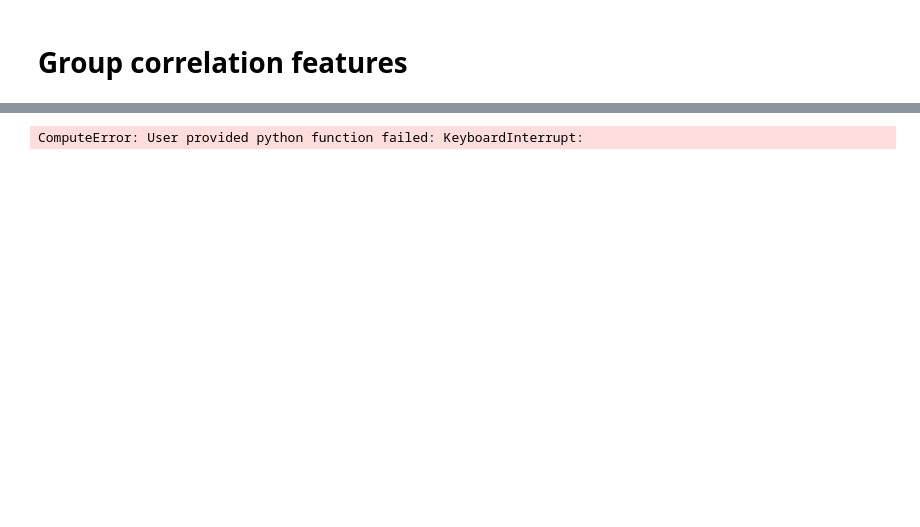
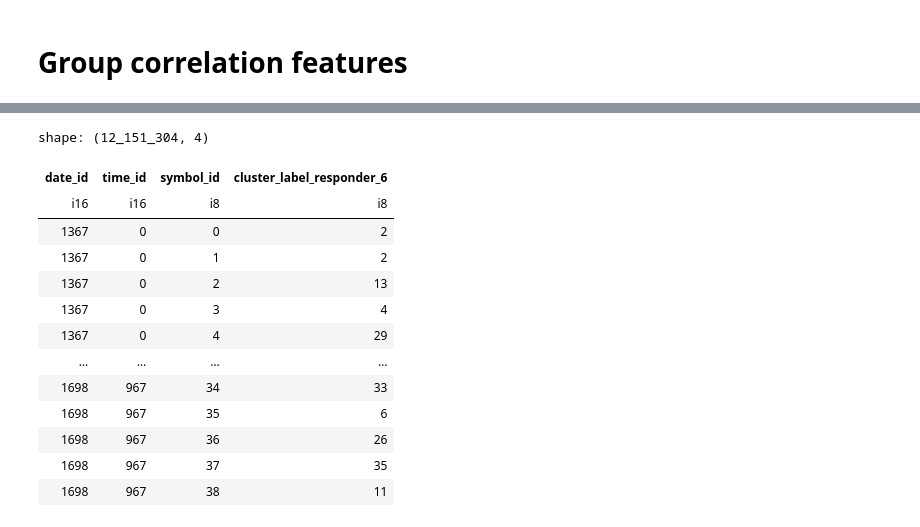
Before and after one commit to lorecampa/jane_street_forecasting, a Jupyter notebook: nbs/tree/features.ipynb, the cells around one changed output, grey strips where cells are left out. Drawn from its saved outputs; the diff is of its cells as text; code cells hidden in the pictures; blank space fills up the shorter version.

```diff
--- a/nbs/tree/features.ipynb
+++ b/nbs/tree/features.ipynb
@@ -231,0 +273,7 @@ shape: (1, 3)
+# %%
+df = complete_ds.join(final.lazy(), on=['date_id', 'time_id', 'symbol_id'], how='left')\
+    .with_columns(
+        pl.col(f'feature_{j:02d}').sub(f'feature_{j:02d}_{responder}_mean').truediv(f'feature_{j:02d}_{responder}_std').name.suffix(f'_{responder}_zscore') for j in ZSCORE_FEATURES
+    ).drop([f'feature_{j:02d}_{responder}_std' for j in ZSCORE_FEATURES if j not in STD_FEATURES] + \
+        [f'feature_{j:02d}_{responder}_mean' for j in ZSCORE_FEATURES if j not in MEAN_FEATURES]
+    )
@@ -240,9 +307,20 @@ n_days
+# %%
+data_args = {'include_time_id': True}
+config = DataConfig(**data_args)
+loader = DataLoader(data_dir=DATA_DIR, config=config)
+start_dt, end_dt = PARTITIONS_DATE_INFO[8]['min_date'], PARTITIONS_DATE_INFO[9]['max_date']
+
+complete_ds = loader.load(start_dt=start_dt, end_dt=end_dt)
+features = loader.features
+start_val_date = PARTITIONS_DATE_INFO[9]['min_date']
+
+model = LGBMRegressor(**params)
 # %%
 from scipy.cluster.hierarchy import dendrogram, linkage, fcluster
 
 from prj.utils import wrapper_pbar
 
-def _test(df: pl.DataFrame, period, responders, schema) -> pl.DataFrame:
+def _fn(df: pl.DataFrame, period, responders, schema) -> pl.DataFrame:
     min_date = df['date_id'].min()
     max_date = df['date_id'].max()
 
@@ -254,45 +332,71 @@ def _test(df: pl.DataFrame, period, responders, schema) -> pl.DataFrame:
         .pivot(index=['date_id', 'time_id'], values=responders, separator='_', on='symbol_id')\
         .fill_nan(None)\
         .fill_null(strategy='zero')
+
     res = df.select('date_id', 'time_id', 'symbol_id').filter(pl.col('date_id') == max_date)
 
+    def auto_select_t(linked):
+        """Automatically select t using the Elbow Method"""
+        distances = linked[:, 2]  # Extract the distances from the linkage matrix
+        diff = np.diff(distances[::-1])  # Reverse distances and compute the derivative
+        elbow_index = np.argmax(diff) + 1  # Find the largest jump in distances
+        return distances[::-1][elbow_index]
+
+
+
     for responder in responders:
-        cols = [col for col in pivot.columns if responder in col]
-        stocks = [int(col.split('_')[-1]) for col in cols]
+        cols = [col for col in pivot.columns if col not in ['date_id', 'time_id']]
+        stocks = [int(col) for col in cols]
 
         df_corr_responder = pivot.select(cols).corr()
         linked = linkage(df_corr_responder, method='ward')
-        cluster_labels = fcluster(linked, t=2.5, criterion='distance')
+        t = auto_select_t(linked)
+        # print(f'Max date: {max_date}, responder: {responder}, t: {t}')
+        cluster_labels = fcluster(linked, t=t, criterion='distance')
 
         res = res.with_columns(
             pl.col('symbol_id').replace_strict(old=stocks, new=cluster_labels, default=-1, return_dtype=pl.Int8).alias(f'cluster_label_{responder}')
         )
 
     return res.cast(schema)
 
 
-responders = [f'responder_{i}' for i in range(1, 9)]
+# responders = [f'responder_{i}' for i in range(1, 9)]
+responders = ['responder_6']
 schema = {'date_id': pl.Int16, 'time_id': pl.Int16, 'symbol_id': pl.Int8}
 for responder in responders:
     schema[f'cluster_label_{responder}'] = pl.Int8
 
 period=7
 
 n_days = complete_ds.select('date_id').collect().n_unique()
 with tqdm(total=int(n_days)) as pbar:
     clusters = complete_ds.select('date_id', 'time_id', 'symbol_id', *responders).sort('date_id').group_by_dynamic(
         pl.col('date_id').cast(pl.Int64),
         period=f'{period}i',
         every='1i',
         closed='both',
     ).map_groups(
         wrapper_pbar(
             pbar,
-            lambda df: _test(df, period=period, responders=responders, schema=schema),
+            lambda df: _fn(df, period=period, responders=responders, schema=schema),
         ),
         schema=schema
     ).collect()
 
 clusters
 # %% [output]
-ComputeError: User provided python function failed: KeyboardInterrupt:
+shape: (12_151_304, 4)
+| date_id | time_id | symbol_id | cluster_label_responder_6 |
+| i16 | i16 | i8 | i8 |
+| 1367 | 0 | 0 | 2 |
+| 1367 | 0 | 1 | 2 |
+| 1367 | 0 | 2 | 13 |
+| 1367 | 0 | 3 | 4 |
+| 1367 | 0 | 4 | 29 |
+| … | … | … | … |
+| 1698 | 967 | 34 | 33 |
+| 1698 | 967 | 35 | 6 |
+| 1698 | 967 | 36 | 26 |
+| 1698 | 967 | 37 | 35 |
+| 1698 | 967 | 38 | 11 |
```
Also changed, not shown: parts of 28 cells of this notebook, 6 other files.
